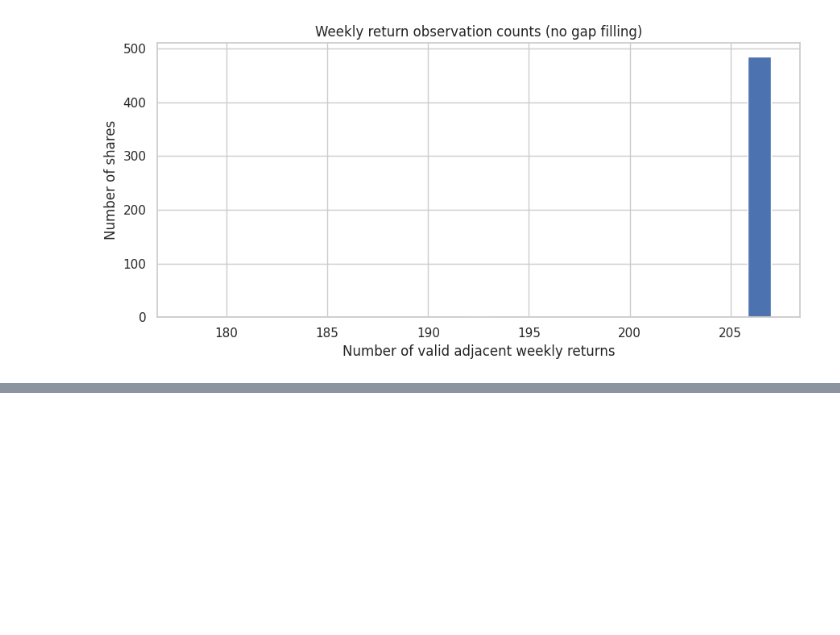
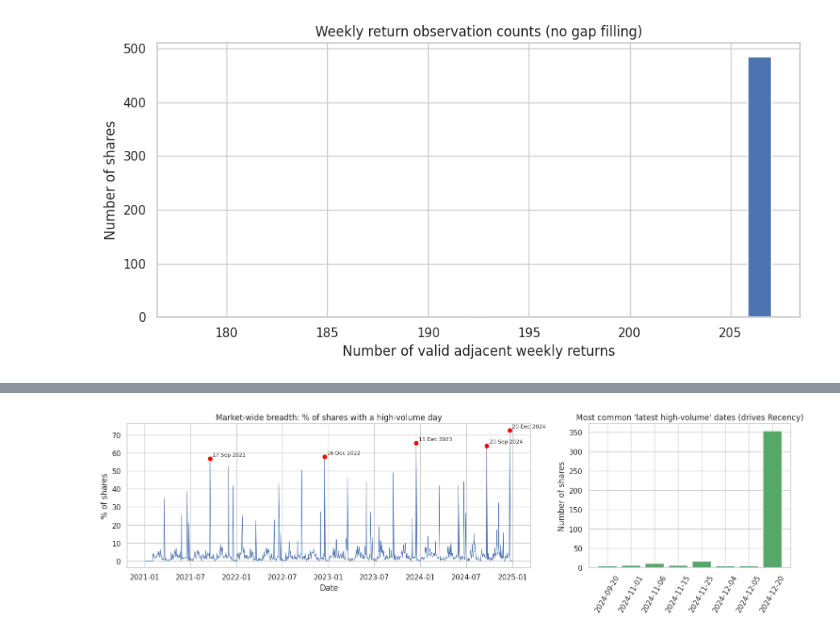
Before and after one commit to Dewdahara/CRMCM_CW1_w2054873, a Jupyter notebook: CRMCM_CW1_w2054873.ipynb, the cells around one changed output, grey strips where cells are left out. Saved outputs shown, nothing was run; the diff lists cells and outputs as text; code cells hidden in the pictures; blank space fills up the shorter version.

Commit message:
Task 1.4.1 and 1.4.2: observation date, high-volume events, Recency, Frequency

```diff
--- a/CRMCM_CW1_w2054873.ipynb
+++ b/CRMCM_CW1_w2054873.ipynb
@@ -896,0 +931,14 @@ plt.tight_layout(); plt.show()
+# %%
+# Check the event flags against a direct calculation for a sample of retained shares.
+assert len(vol) >= BASE_WINDOW + ACTIVITY_WINDOW
+assert baseline.loc[window_dates].notna().all().all(), "Baseline missing inside the final 60-session window"
+rng = np.random.default_rng(42)
+for t in rng.choice(event.columns, min(3, len(event.columns)), replace=False):
+    v = vol[t].to_numpy(dtype=float)
+    valid = vol[t].notna().to_numpy()
+    naive = np.zeros(len(v), dtype=bool)
+    for i in range(BASE_WINDOW, len(v)):
+        prev = v[i-BASE_WINDOW:i]
+        naive[i] = valid[i] and np.isfinite(prev).all() and v[i] > HIGH_VOL_MULT * prev.mean()
+    assert np.array_equal(naive, event[t].fillna(False).to_numpy()), f"Mismatch for {t}"
+print("Manual rolling-threshold checks passed: preceding 20 sessions only; no look-ahead.")
@@ -896,0 +983,32 @@ plt.tight_layout(); plt.show()
+# %%
+# Chart: percentage of shares with a high-volume day on each date (left, five busiest days marked)
+# and the most common latest high-volume dates, which drive Recency (right).
+breadth = event.sum(axis=1) / event.shape[1] * 100
+fig, axes = plt.subplots(1, 2, figsize=(15, 4.6), gridspec_kw={"width_ratios": [2, 1]})
+
+axes[0].plot(breadth.index, breadth.values, lw=0.8, color="#4C72B0")
+for d, v in breadth.nlargest(5).items():
+    axes[0].scatter(d, v, color="red", zorder=3)
+    axes[0].annotate(d.strftime("%d %b %Y"), (d, v), textcoords="offset points", xytext=(4, 4), fontsize=8)
+axes[0].set_title("Market-wide breadth: % of shares with a high-volume day")
+axes[0].set_ylabel("% of shares")
+axes[0].set_xlabel("Date")
+
+last_counts = last_event_date.dt.strftime("%Y-%m-%d").value_counts().head(8).sort_index()
+axes[1].bar(last_counts.index, last_counts.values, color="#55A868")
+axes[1].set_title("Most common 'latest high-volume' dates (drives Recency)")
+axes[1].set_ylabel("Number of shares")
+axes[1].tick_params(axis="x", rotation=60)
+plt.tight_layout()
+plt.show()
+
+# Output:
+# The spikes in the left chart are market-wide days when about 57% to 72% of shares had a
+# high-volume day at once.
+# The five busiest are 17 Sep 2021, 16 Dec 2022, 15 Dec 2023, 20 Sep 2024 and 20 Dec 2024. All of
+# them are the third Friday of a quarter-end month, so this looks like quarterly options expiry and
+# index rebalancing, although the data does not prove it.
+# On the right, about 350 shares have 2024-12-20 as their latest spike, which is why most Recency
+# values are 11.
+# %% [output]
+[figure, added]
```
Also changed, not shown: parts of 9 cells of this notebook.
